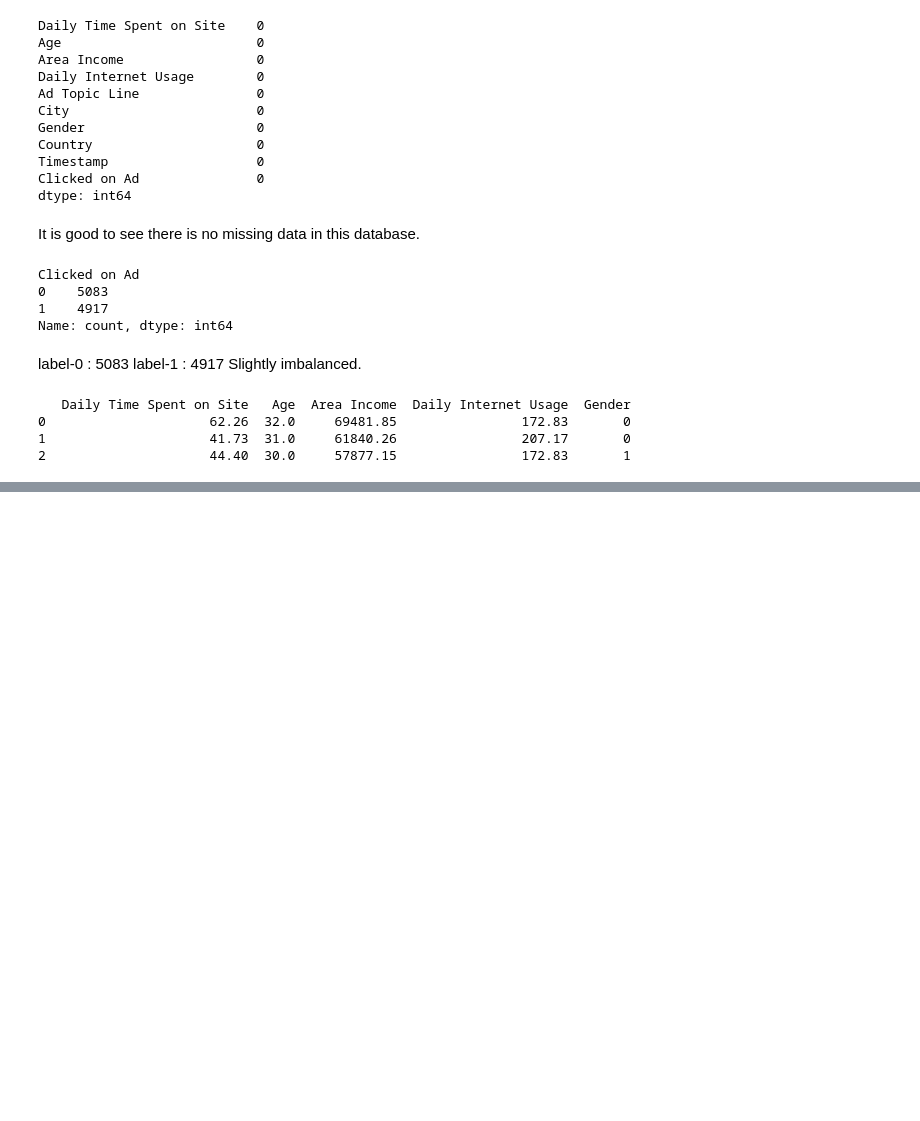
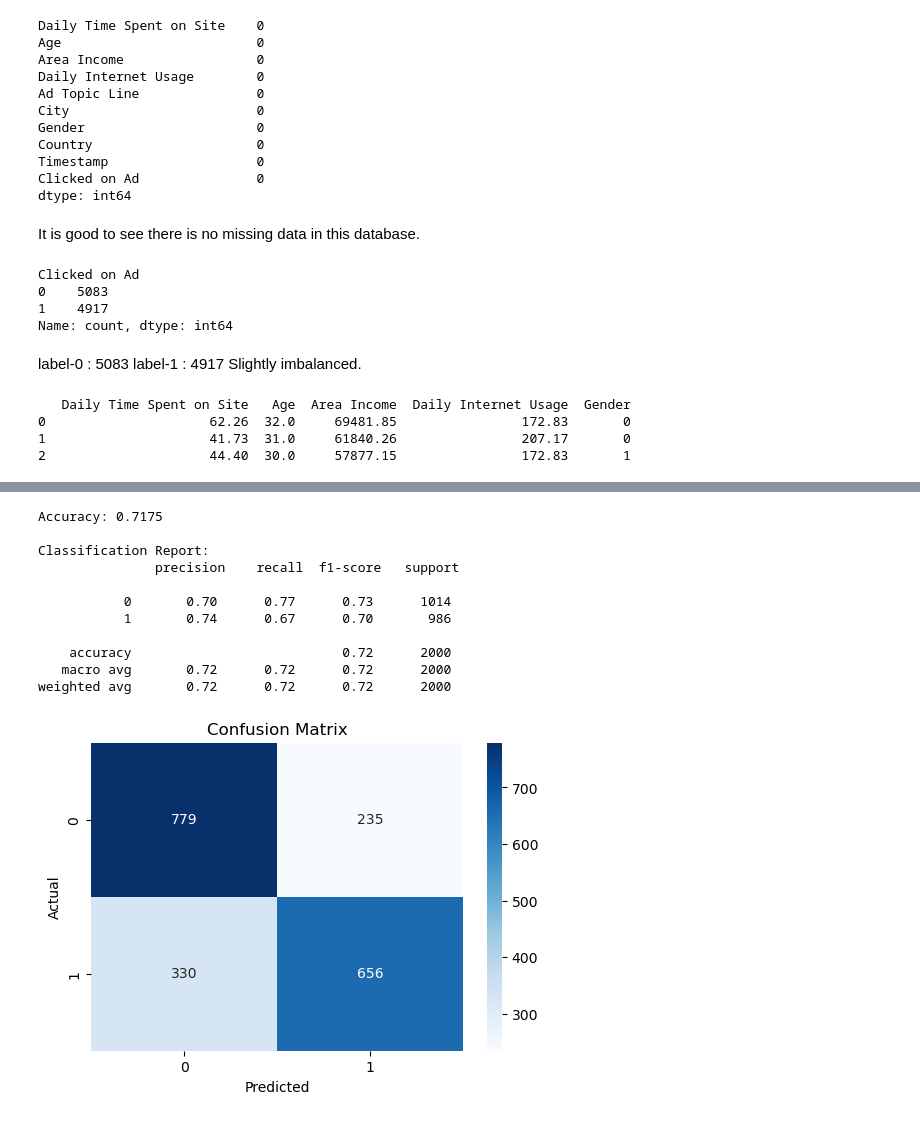
Before and after one commit to yiranwww/demo, a Jupyter notebook: SomeCodeCase/ClickThroughRatePrediction/ClickThroughRatePrediction.ipynb, the cells around one changed output, grey strips where cells are left out. Drawn from its saved outputs; the diff is of its cells as text; code cells hidden in the pictures; blank space fills up the shorter version.

```diff
--- a/SomeCodeCase/ClickThroughRatePrediction/ClickThroughRatePrediction.ipynb
+++ b/SomeCodeCase/ClickThroughRatePrediction/ClickThroughRatePrediction.ipynb
@@ -105,0 +108,35 @@ model.fit(X_train_scaled, y_train)
+# %%
+from sklearn.metrics import classification_report, accuracy_score, confusion_matrix
+import matplotlib.pyplot as plt
+import seaborn as sns
+
+# Predictions
+y_pred = model.predict(X_test_scaled)
+
+# Accuracy
+print("Accuracy:", accuracy_score(y_test, y_pred))
+
+# Classification Report
+print("\nClassification Report:\n", classification_report(y_test, y_pred))
+
+# Confusion Matrix
+cm = confusion_matrix(y_test, y_pred)
+plt.figure(figsize=(6,4))
+sns.heatmap(cm, annot=True, fmt='d', cmap='Blues')
+plt.title('Confusion Matrix')
+plt.xlabel('Predicted')
+plt.ylabel('Actual')
+plt.show()
+# %% [output]
+Accuracy: 0.7175
+
+Classification Report:
+               precision    recall  f1-score   support
+
+           0       0.70      0.77      0.73      1014
+           1       0.74      0.67      0.70       986
+
+    accuracy                           0.72      2000
+   macro avg       0.72      0.72      0.72      2000
+weighted avg       0.72      0.72      0.72      2000
+[figure, added]
```
Also changed, not shown: parts of 1 cell of this notebook, 1 other file.
